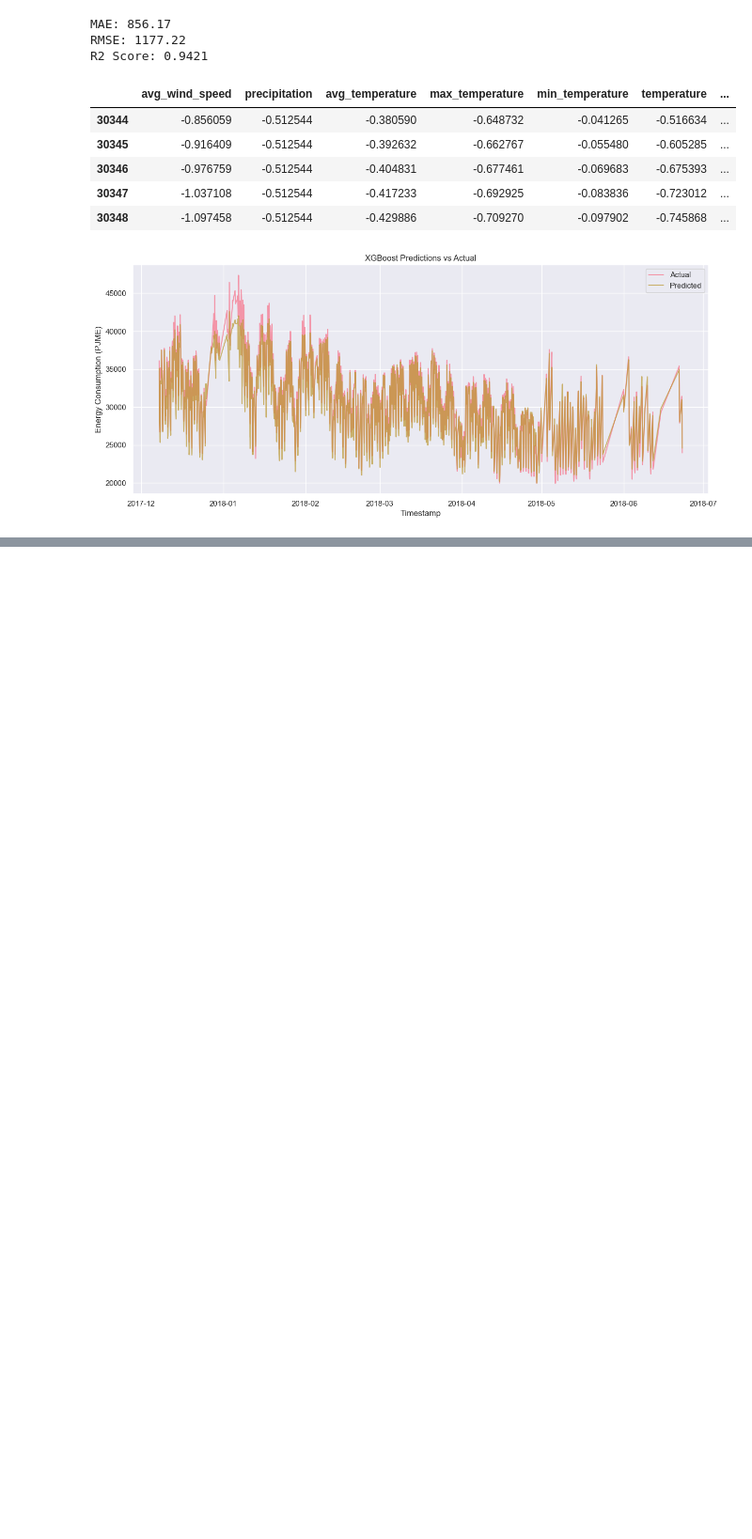
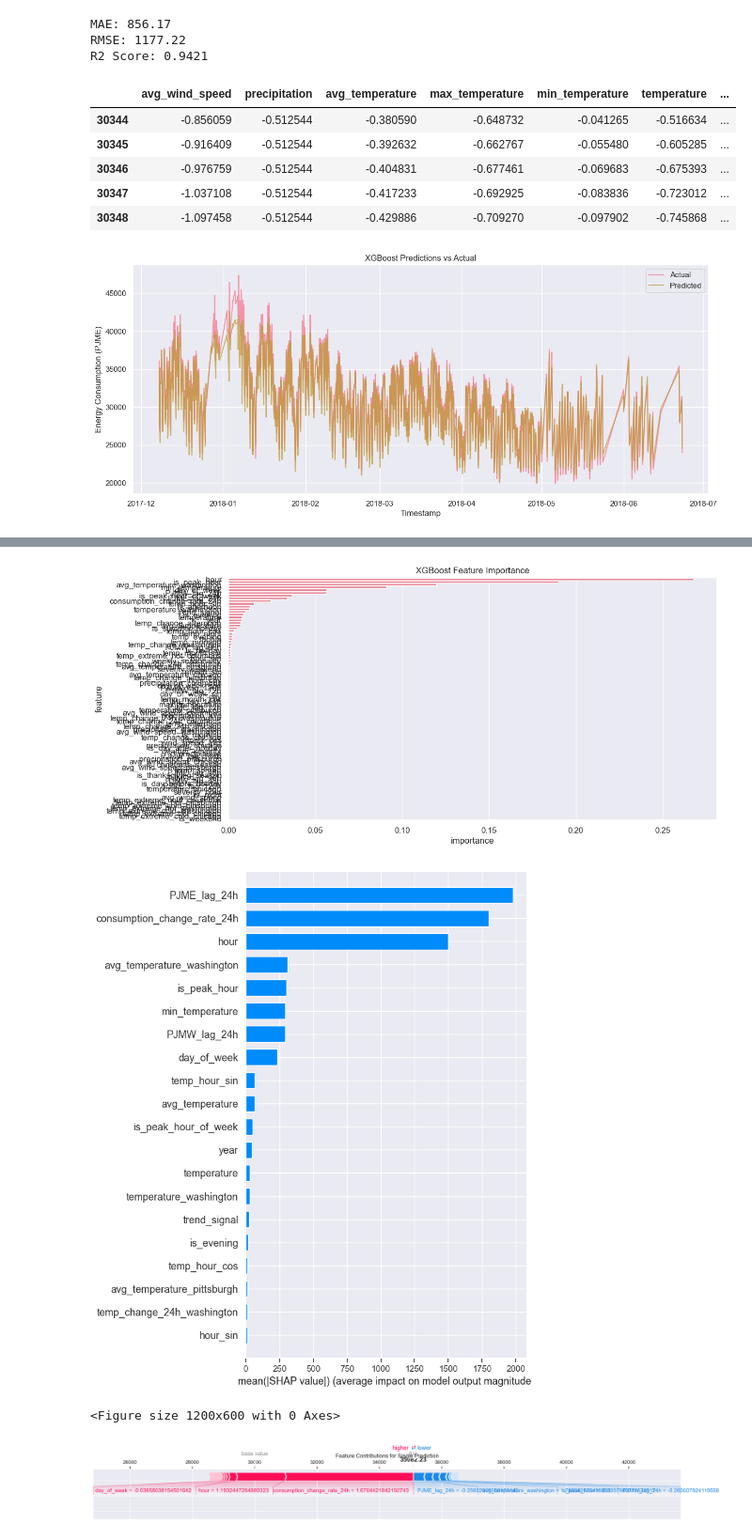
Before and after one commit to henrykobutra/energyblitz, a Jupyter notebook: ml/notebooks/05_create_demo_data.ipynb, the cells around one changed output, grey strips where cells are left out. Shown at 94% size. Cells and saved outputs as stored; diff of their text form; code cells hidden in the pictures; blank space fills up the shorter version.

```diff
--- a/ml/notebooks/05_create_demo_data.ipynb
+++ b/ml/notebooks/05_create_demo_data.ipynb
@@ -228,0 +244,46 @@ ValueError: Cannot set a DataFrame with multiple columns to the single column ('
+# %%
+# ... existing code ...
+
+# Add feature importance analysis
+feature_importance = pd.DataFrame({
+    'feature': required_features,
+    'importance': test_24.feature_importances_
+})
+feature_importance = feature_importance.sort_values('importance', ascending=False)
+
+# Plot feature importance
+plt.figure(figsize=(12, 6))
+sns.barplot(data=feature_importance, x='importance', y='feature')
+plt.title('XGBoost Feature Importance')
+plt.show()
+
+# For more detailed analysis, we can use SHAP values
+import shap
+
+# Create explainer
+explainer = shap.TreeExplainer(test_24)
+shap_values = explainer.shap_values(X_demo)
+
+# Plot SHAP summary
+plt.figure(figsize=(12, 8))
+shap.summary_plot(shap_values, X_demo, plot_type="bar")
+plt.show()
+
+# For a single prediction, we can show individual feature contributions
+sample_idx = 0  # Change this to analyze different predictions
+plt.figure(figsize=(12, 6))
+shap.force_plot(
+    explainer.expected_value,
+    shap_values[sample_idx,:],
+    X_demo.iloc[sample_idx,:],
+    matplotlib=True,
+    show=False
+)
+plt.title('Feature Contributions for Single Prediction')
+plt.tight_layout()
+plt.show()
+# %% [output]
+[figure, added]
+[figure, added]
+<Figure size 1200x600 with 0 Axes>
+[figure, added]
```
Also changed, not shown: parts of 3 cells of this notebook, 3 other files.
